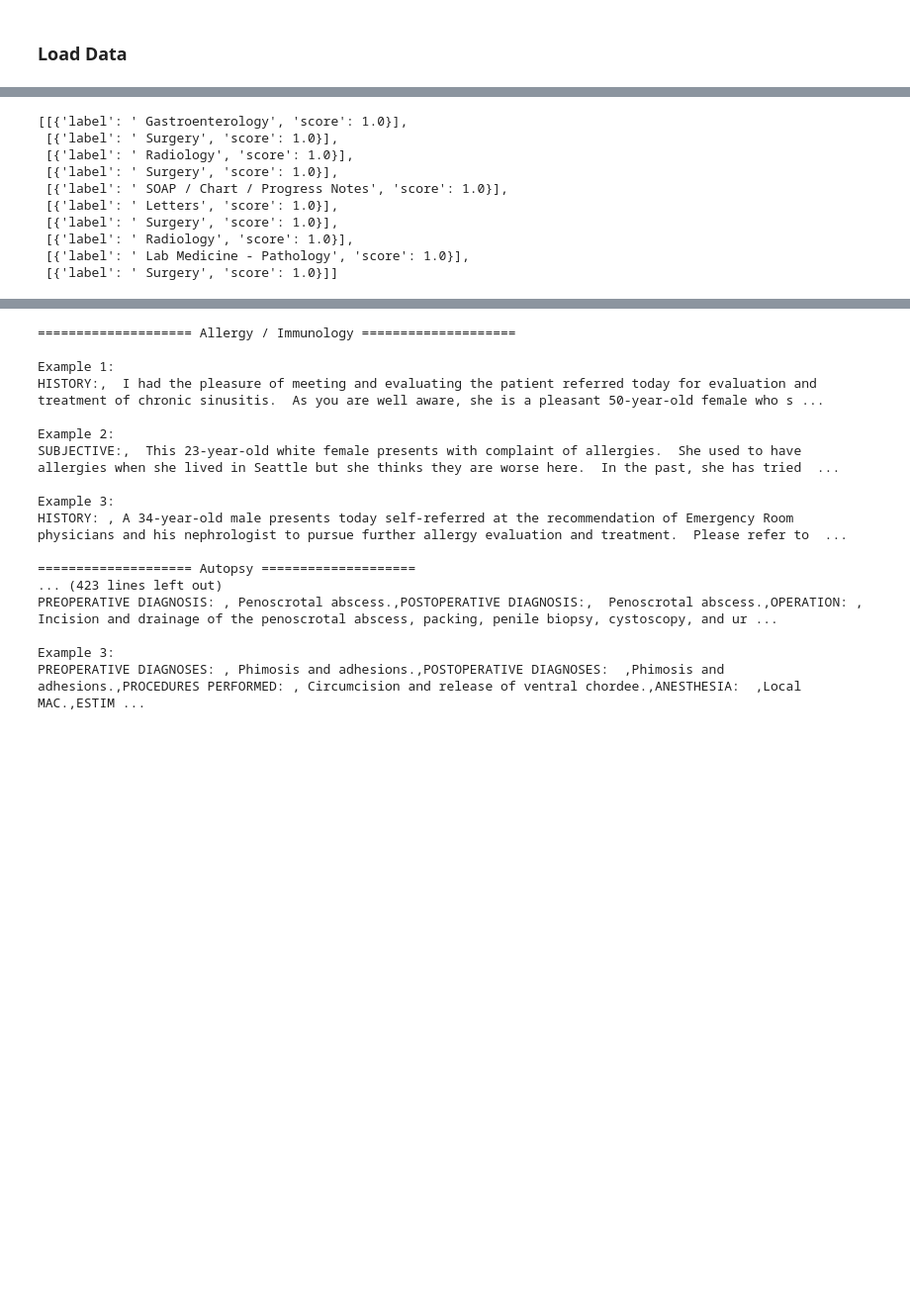
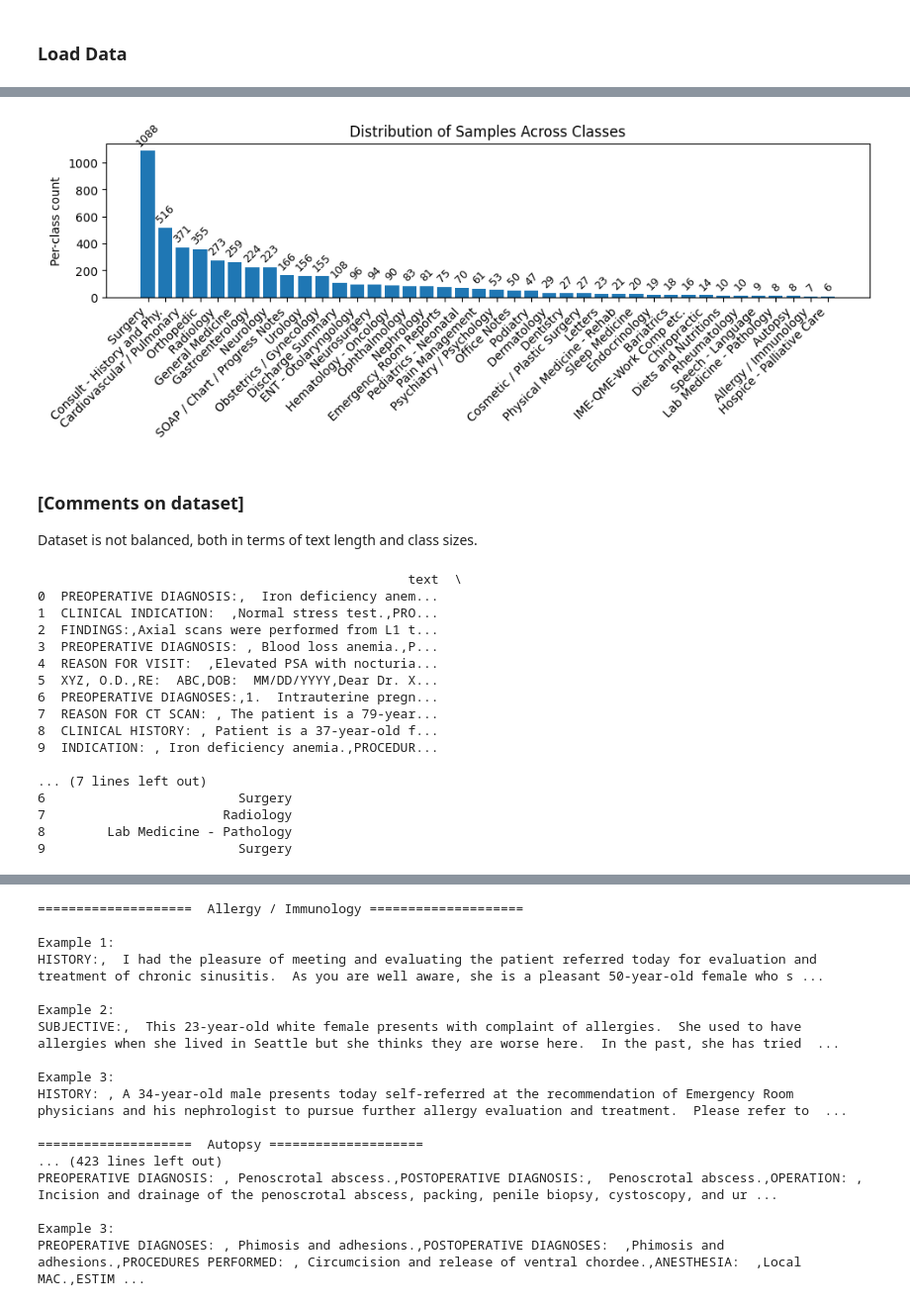
Before and after one commit to CarlaMalo/MedNLP-Multitask, a Jupyter notebook: Task_1.ipynb, the cells around one changed output, grey strips where cells are left out. Shown at 99% size. Cells and saved outputs as stored; diff of their text form; code cells hidden in the pictures; blank space fills up the shorter version.

Commit message:
organised the file, identified custom stopwords, cleaned data and started tokenization

```diff
--- a/Task_1.ipynb
+++ b/Task_1.ipynb
@@ -12,7 +13,7 @@ import numpy as np
 # %% [markdown]
 ### Load Data
 # %%
-def load_medical_dataset(dataset_name="argilla/medical-domain", split=None):
+def load_medical_dataset(dataset_name="argilla/medical-domain", split='train'):
     """
     Loads the dataset
 
@@ -20,18 +21,18 @@ def load_medical_dataset(dataset_name="argilla/medical-domain", split=None):
         dataset_name (string): Defaults to medical-domain dataset from Hugging Face*
 
     Returns:
-        Dataset (if split is not None) or DatasetDict (split is None)
+        DataFrame
     """
     try:
         # Load the dataset
         dataset = load_dataset(dataset_name, split=split)
         print("Dataset loaded successfully!")
-        print(f"Available splits: {list(dataset.keys())}")
+        df = pd.DataFrame(dataset)
 
-        return dataset
+        return df
 
     except Exception as e:
         print(f"Error loading dataset: {e}")
         return None
 # %%
-dataset = load_medical_dataset()
+df = load_medical_dataset()
@@ -101,21 +115,45 @@ Class distribution:
+# %%
+x = range(len(class_distribution))
+plt.figure(figsize=(10,4))
+plt.bar(x, height=class_distribution.values)
+plt.ylabel("Per-class count")
+plt.xticks(x, class_distribution.index, rotation=45, ha='right')
+
+for i, value in enumerate(class_distribution.values):
+    plt.text(i, value + 0.02 * max(class_distribution.values), str(value),
+                ha='center', va='bottom', fontsize=9, rotation=45)
+plt.title(f"Distribution of Samples Across Classes")
+plt.tight_layout()
+plt.show()
+# %% [output]
+[figure, added]
+# %% [markdown]
+### [Comments on dataset]
+
+Dataset is not balanced, both in terms of text length and class sizes.
 # %%
-texts = dataset['train']['text']
-labels = dataset['train']['prediction']
 # Load into a DataFrame for easier handling
-df = pd.DataFrame({
-    "text": texts,
-    "label": labels
+new_df = pd.DataFrame({
+    "text": df['text'],
+    "label": df['label']
 })
-
-df['label'].head(10).tolist()
+print(new_df.head(10))
+df = new_df
 # %% [output]
-[[{'label': ' Gastroenterology', 'score': 1.0}],
- [{'label': ' Surgery', 'score': 1.0}],
- [{'label': ' Radiology', 'score': 1.0}],
- [{'label': ' Surgery', 'score': 1.0}],
- [{'label': ' SOAP / Chart / Progress Notes', 'score': 1.0}],
- [{'label': ' Letters', 'score': 1.0}],
- [{'label': ' Surgery', 'score': 1.0}],
- [{'label': ' Radiology', 'score': 1.0}],
- [{'label': ' Lab Medicine - Pathology', 'score': 1.0}],
- [{'label': ' Surgery', 'score': 1.0}]]
+                                                text  \
+0  PREOPERATIVE DIAGNOSIS:,  Iron deficiency anem...
+1  CLINICAL INDICATION:  ,Normal stress test.,PRO...
+2  FINDINGS:,Axial scans were performed from L1 t...
+3  PREOPERATIVE DIAGNOSIS: , Blood loss anemia.,P...
+4  REASON FOR VISIT:  ,Elevated PSA with nocturia...
+5  XYZ, O.D.,RE:  ABC,DOB:  MM/DD/YYYY,Dear Dr. X...
+6  PREOPERATIVE DIAGNOSES:,1.  Intrauterine pregn...
+7  REASON FOR CT SCAN: , The patient is a 79-year...
+8  CLINICAL HISTORY: , Patient is a 37-year-old f...
+9  INDICATION: , Iron deficiency anemia.,PROCEDUR...
+
+... (7 lines left out)
+6                         Surgery
+7                       Radiology
+8        Lab Medicine - Pathology
+9                         Surgery
```
Also changed, not shown: parts of 25 cells of this notebook.
